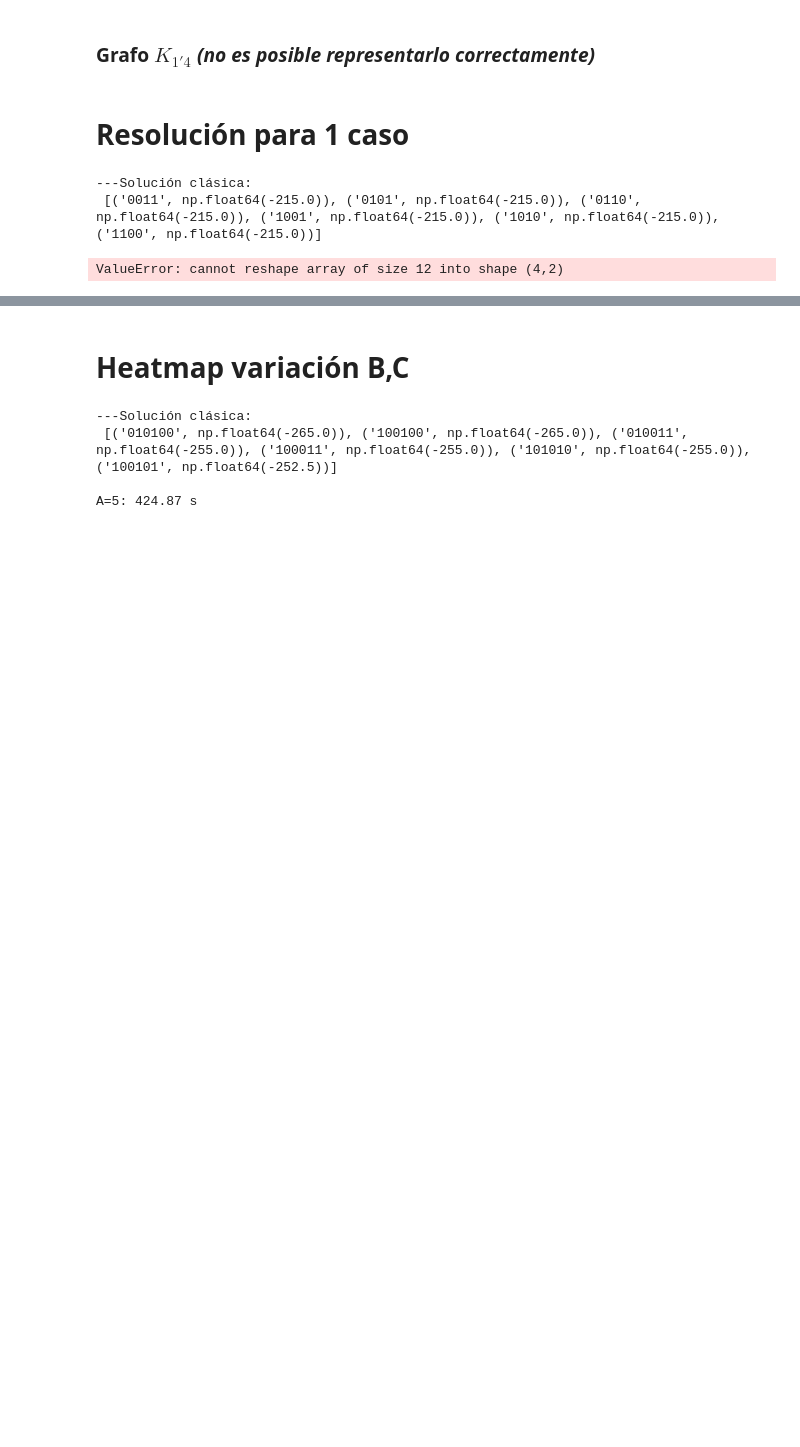
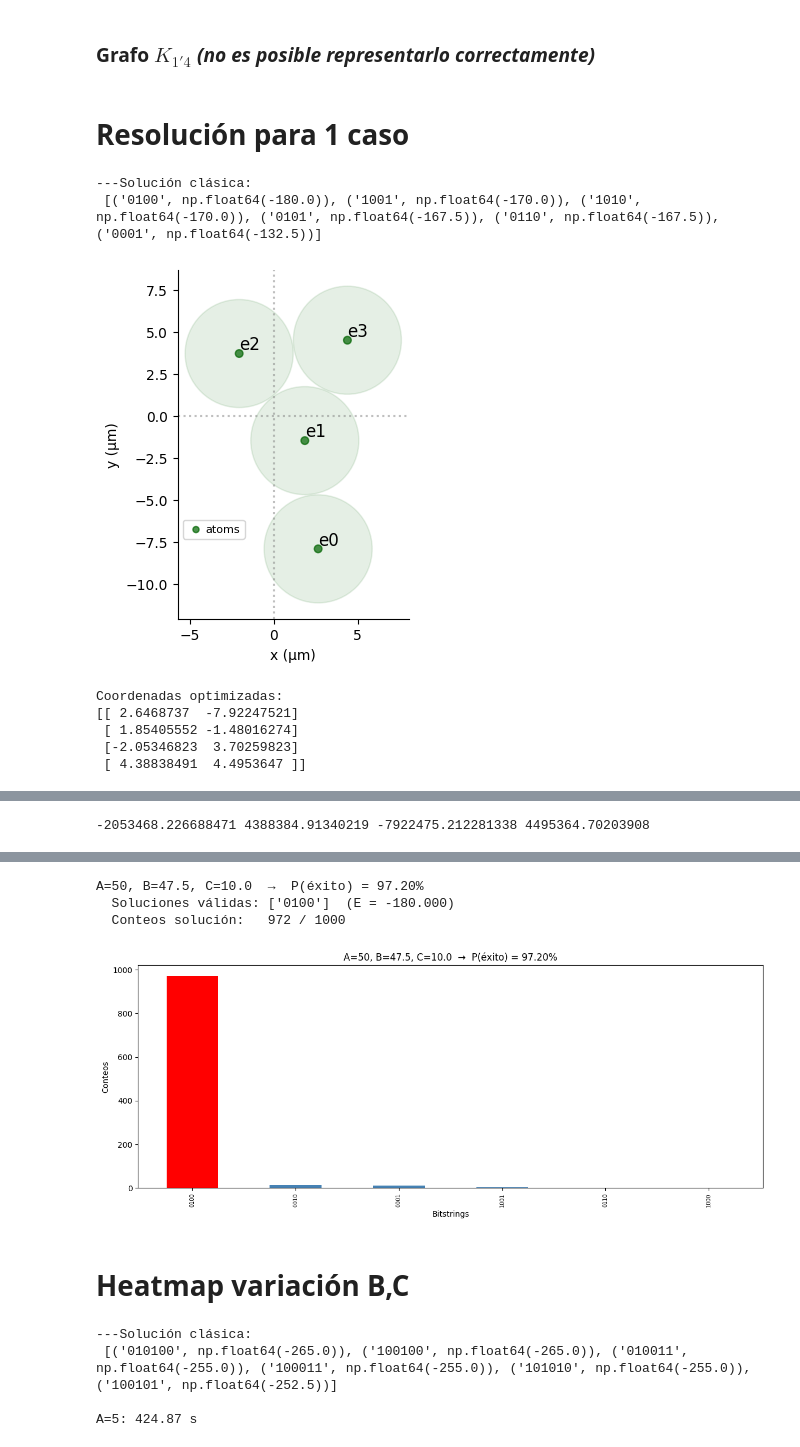
Before and after one commit to javipena2003/Codigo_tfg, a Jupyter notebook: 7_QUBO_funciones.ipynb, the cells around one changed output, grey strips where cells are left out. Saved outputs shown, nothing was run; the diff lists cells and outputs as text; code cells hidden in the pictures; blank space fills up the shorter version.

```diff
--- a/7_QUBO_funciones.ipynb
+++ b/7_QUBO_funciones.ipynb
@@ -512,19 +569,24 @@ Q_func = lambda A, B, C: np.array([
 # %%
 for k in [0.95]:
     A = A_solucion = 50 #= 10
     B = B_solucion = k*A_solucion#= 0.4*A_solucion
     C = C_solucion = 0.2*A_solucion #= 0.2*A_solucion
 
     sort_zipped = resolucion_clasica(Q_exacta = Q_exacta_func(A_solucion, B_solucion, C_solucion), print_resultados=True)
 
     Q       = Q_func(A, B, C)
-    geometria, _       = construir_geometria(Q, plot=True, x0_func=x0_func_P6mod)
+    geometria, _       = construir_geometria(Q, plot=True) #, x0_func=x0_func_P6mod)
     prob, _            = resolver_qubo(Q, geometria, sort_zipped, A, B, C, plot=True, n_shots=1000)
 
     A_values = [A]
     B_values = [B]
     C_values = [C]
 # %% [output]
 ---Solución clásica:
- [('0011', np.float64(-215.0)), ('0101', np.float64(-215.0)), ('0110', np.float64(-215.0)), ('1001', np.float64(-215.0)), ('1010', np.float64(-215.0)), ('1100', np.float64(-215.0))]
+ [('0100', np.float64(-180.0)), ('1001', np.float64(-170.0)), ('1010', np.float64(-170.0)), ('0101', np.float64(-167.5)), ('0110', np.float64(-167.5)), ('0001', np.float64(-132.5))]
+[figure, added]
-ValueError: cannot reshape array of size 12 into shape (4,2)
+Coordenadas optimizadas:
+[[ 2.6468737  -7.92247521]
+ [ 1.85405552 -1.48016274]
+ [-2.05346823  3.70259823]
+ [ 4.38838491  4.4953647 ]]
@@ -530,0 +595 @@ ValueError: cannot reshape array of size 12 into shape (4,2)
+-2053468.226688471 4388384.91340219 -7922475.212281338 4495364.70203908
@@ -531,3 +598,7 @@ ValueError: cannot reshape array of size 12 into shape (4,2)
+A=50, B=47.5, C=10.0  →  P(éxito) = 97.20%
+  Soluciones válidas: ['0100']  (E = -180.000)
+  Conteos solución:   972 / 1000
+[figure, added]
 # %% [markdown]
 # Heatmap variación B,C
 # %%
```
Also changed, not shown: parts of 6 cells of this notebook, 5 other files.
